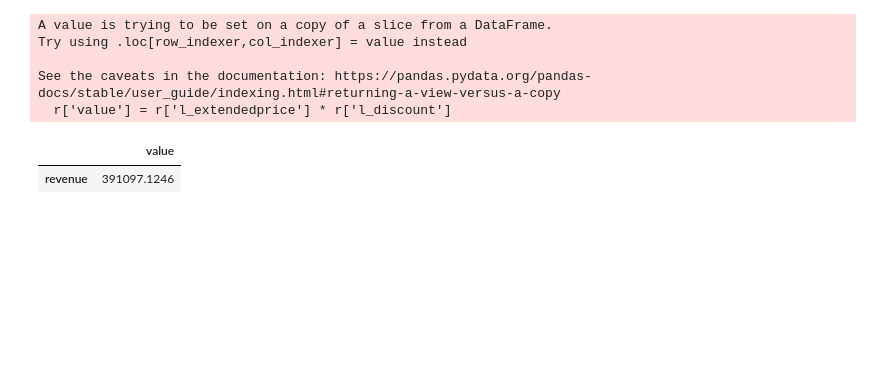
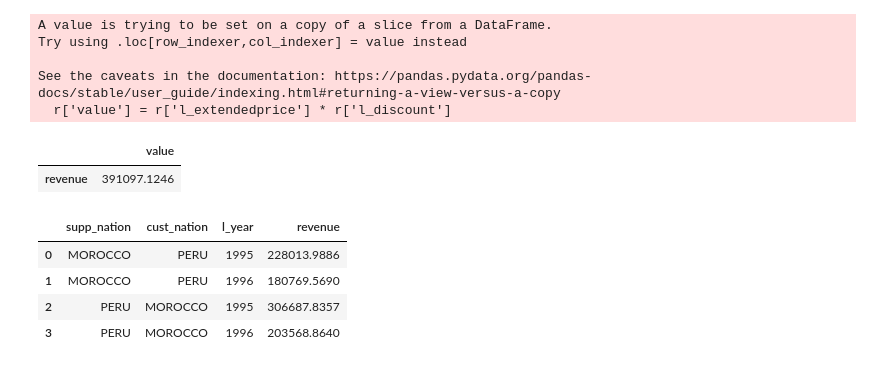
Before and after one commit to Unka-Malloc/pandas-sdql.py, a Jupyter notebook: pandas-query.ipynb, the cells around one changed output. Cells and saved outputs as stored; diff of their text form; code cells hidden in the pictures; blank space fills up the shorter version.

```diff
--- a/pandas-query.ipynb
+++ b/pandas-query.ipynb
@@ -143,3 +194,43 @@ See the caveats in the documentation: https://pandas.pydata.org/pandas-docs/stab
   r['value'] = r['l_extendedprice'] * r['l_discount']
 |  | value |
 | revenue | 391097.1246 |
+# %%
+# TPCH - 7
+
+import pandas
+
+var1 = 'PERU'
+var2 = 'MOROCCO'
+
+supplier = pandas.read_table(rf'{path}\supplier.tbl', sep='|', index_col=False, header=None, names=pysdql.SUPPLIER_COLS)
+lineitem = pandas.read_table(rf'{path}\lineitem.tbl', sep='|', index_col=False, header=None, names=pysdql.LINEITEM_COLS)
+orders = pandas.read_table(rf'{path}\orders.tbl', sep='|', index_col=False, header=None, names=pysdql.ORDERS_COLS)
+customer = pandas.read_table(rf'{path}\customer.tbl', sep='|', index_col=False, header=None, names=pysdql.CUSTOMER_COLS)
+n1_cols = ['n1_nationkey', 'n1_name', 'n1_regionkey', 'n1_comment']
+n2_cols = ['n2_nationkey', 'n2_name', 'n2_regionkey', 'n2_comment']
+n1 = pandas.read_table(rf'{path}\nation.tbl', sep='|', index_col=False, header=None, names=n1_cols)
+n2 = pandas.read_table(rf'{path}\nation.tbl', sep='|', index_col=False, header=None, names=n2_cols)
+
+r1 = supplier.merge(n1, how='inner', left_on='s_nationkey', right_on='n1_nationkey')
+r1 = r1.merge(lineitem, how='inner', left_on='s_suppkey', right_on='l_suppkey')
+
+r2 = customer.merge(n2, how='inner', left_on='c_nationkey', right_on='n2_nationkey')
+r2 = r2.merge(orders, how='inner', left_on='c_custkey', right_on='o_custkey')
+
+r = r1.merge(r2, how='inner', left_on='l_orderkey', right_on='o_orderkey')
+
+r = r[(((r['n1_name'] == var1) & (r['n2_name'] == var2)) | ((r['n1_name'] == var2) & (r['n2_name'] == var1)))
+      & (r['l_shipdate'] >= '1995-01-01') & (r['l_shipdate'] <= '1996-12-31')]
+
+r['supp_nation'] = r['n1_name']
+r['cust_nation'] = r['n2_name']
+r['volume'] = r['l_extendedprice'] * (1 - r['l_discount'])
+r['l_year'] = pandas.DatetimeIndex(r['l_shipdate']).year
+
+r.groupby(['supp_nation', 'cust_nation', 'l_year'], as_index=False).agg(revenue=('volume', 'sum'))
+# %% [output]
+|  | supp_nation | cust_nation | l_year | revenue |
+| 0 | MOROCCO | PERU | 1995 | 228013.9886 |
+| 1 | MOROCCO | PERU | 1996 | 180769.5690 |
+| 2 | PERU | MOROCCO | 1995 | 306687.8357 |
+| 3 | PERU | MOROCCO | 1996 | 203568.8640 |
```
Also changed, not shown: parts of 10 cells of this notebook, 33 other files.
